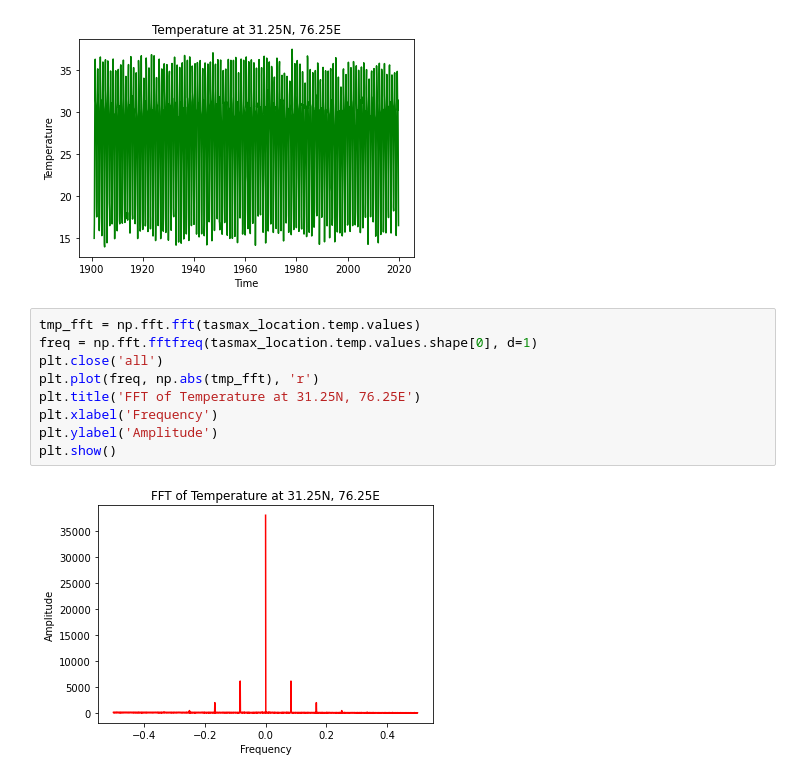
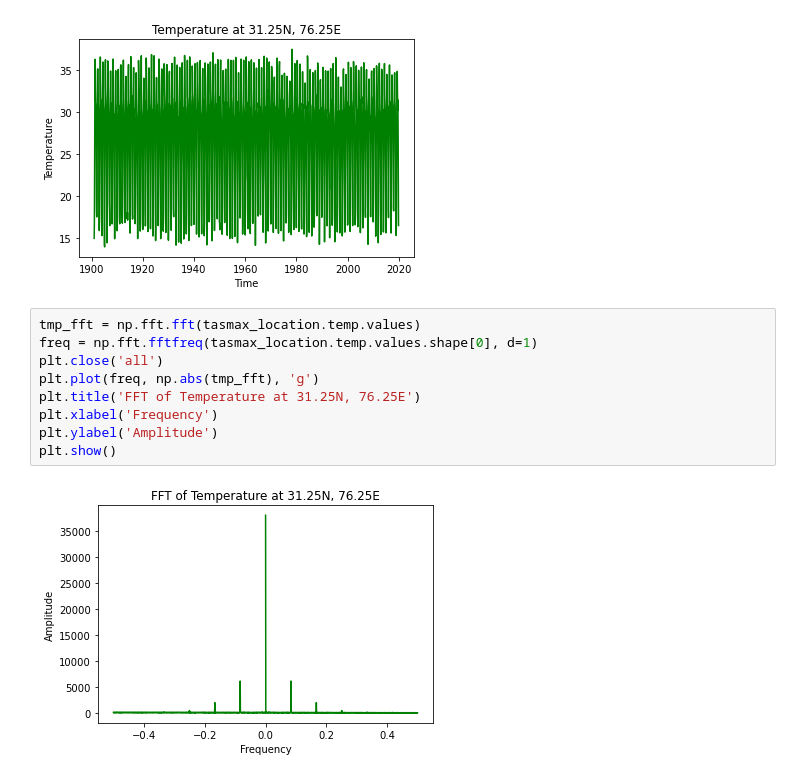
Before and after one commit to alliajagbe/time-series, a Jupyter notebook: timedata2.ipynb, the cells around one changed output. Drawn from its saved outputs; the diff is of its cells as text.

```diff
--- a/timedata2.ipynb
+++ b/timedata2.ipynb
@@ -96,11 +96,11 @@ plt.show()
 # %%
 tmp_fft = np.fft.fft(tasmax_location.temp.values)
 freq = np.fft.fftfreq(tasmax_location.temp.values.shape[0], d=1)
 plt.close('all')
-plt.plot(freq, np.abs(tmp_fft), 'r')
+plt.plot(freq, np.abs(tmp_fft), 'g')
 plt.title('FFT of Temperature at 31.25N, 76.25E')
 plt.xlabel('Frequency')
 plt.ylabel('Amplitude')
 plt.show()
 # %% [output]
-[figure, old version]
+[figure, new version]
```
